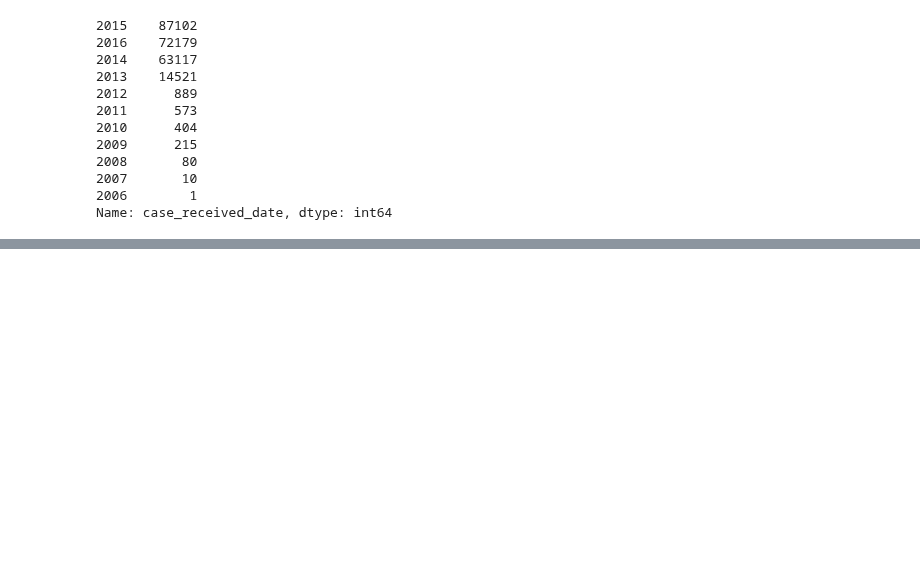
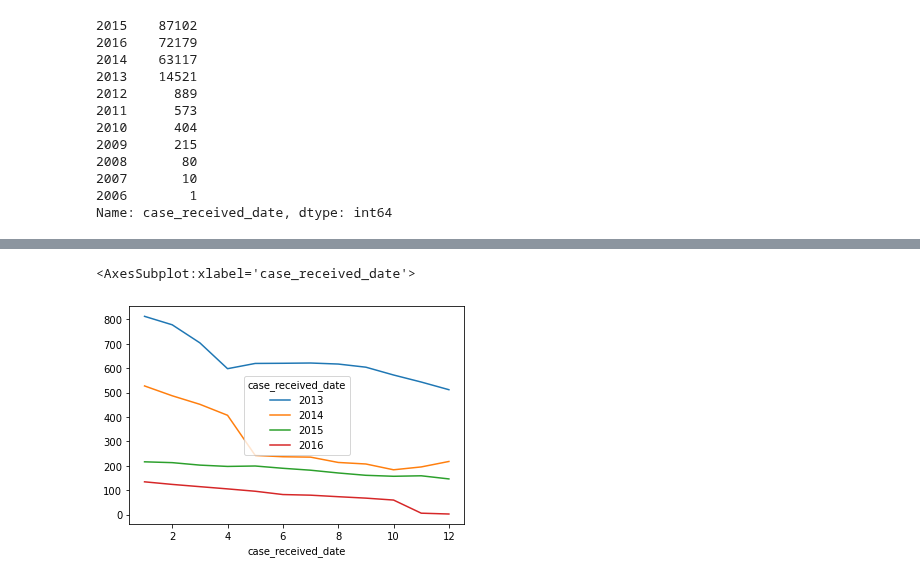
Before and after one commit to andy8001/python_visa, a Jupyter notebook: DurationOfDecisionMaking.ipynb, the cells around one changed output, grey strips where cells are left out. Saved outputs shown, nothing was run; the diff lists cells and outputs as text; code cells hidden in the pictures; blank space fills up the shorter version.

```diff
--- a/DurationOfDecisionMaking.ipynb
+++ b/DurationOfDecisionMaking.ipynb
@@ -305,3 +303,5 @@ visas_df["case_received_date"].dt.year.value_counts()
 2007       10
 2006        1
 Name: case_received_date, dtype: int64
+# %%
+visas_df = visas_df[visas_df["case_received_date"].dt.year > 2012]
@@ -307,0 +323,7 @@ Name: case_received_date, dtype: int64
+# %%
+
+pv = pd.pivot_table(visas_df, index=visas_df['case_received_date'].dt.month, columns=visas_df['case_received_date'].dt.year,
+                    values='received_to_decision_days', aggfunc='mean')
+
+
+pv
@@ -307,0 +345,6 @@ Name: case_received_date, dtype: int64
+# %%
+
+pv.plot()
+# %% [output]
+<AxesSubplot:xlabel='case_received_date'>
+[figure, added]
```
Also changed, not shown: parts of 5 cells of this notebook, 2 other files.
